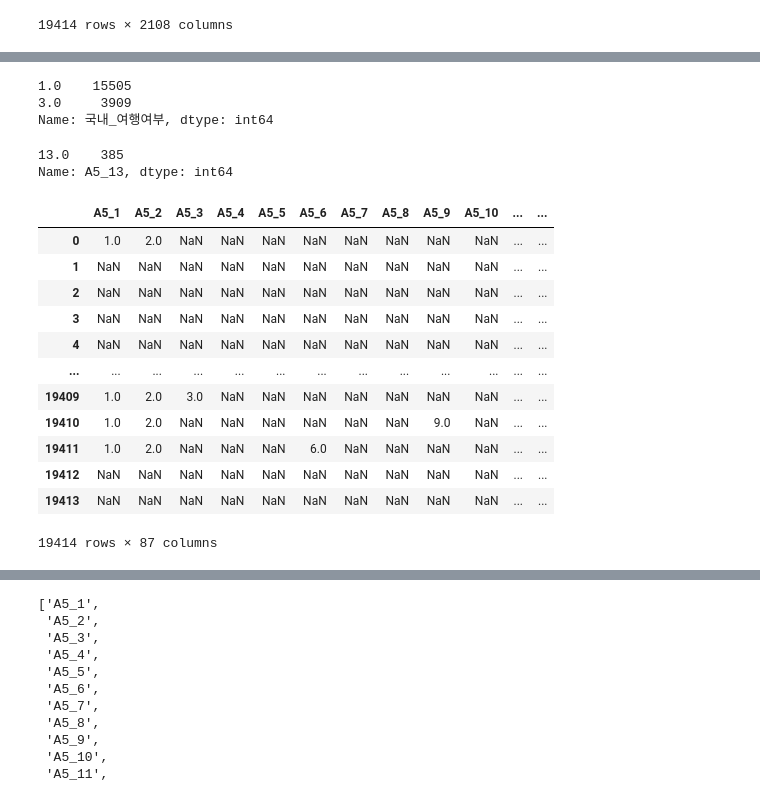
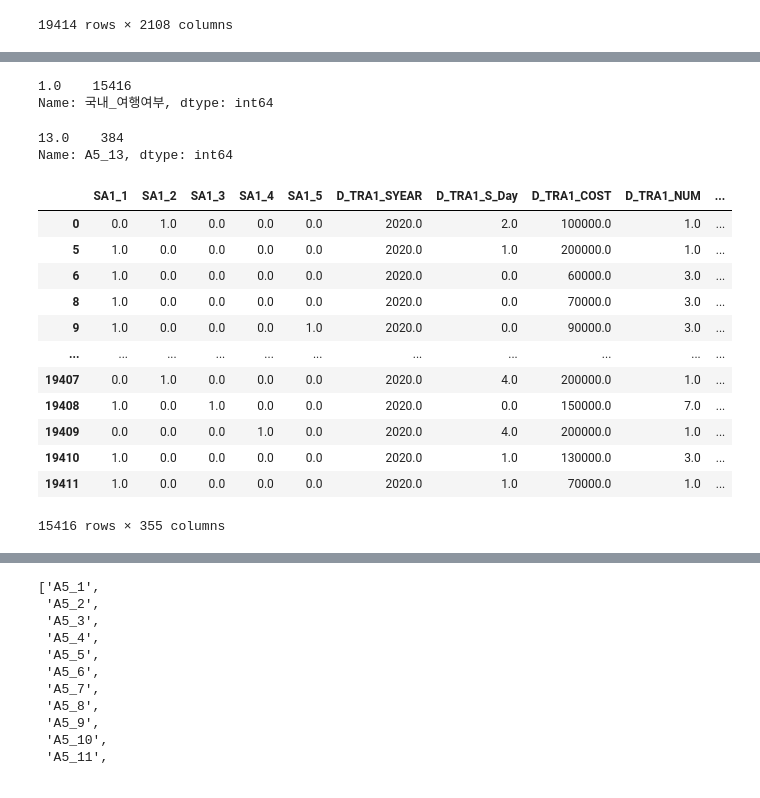
Before and after one commit to syshin0116/Dacon-Basic-Chuseok-Gift-Demand-Prediction-AI-Competition, a Jupyter notebook: tripProject/문화체육관광부/2020전처리작업.ipynb, the cells around one changed output, grey strips where cells are left out. Cells and saved outputs as stored; diff of their text form; code cells hidden in the pictures.

```diff
--- a/tripProject/문화체육관광부/2020전처리작업.ipynb
+++ b/tripProject/문화체육관광부/2020전처리작업.ipynb
@@ -37,5 +37,5 @@ font_name = fm.FontProperties(fname=font_location).get_name()
 rc('font', family=font_name)
 import scipy.io as spio
 # %%
-# import pyreadstat
-# df, meta = pyreadstat.read_sav('C:/Users/hi/Desktop/승엽/Himedia_project/travelProject/문화체육관광부/2020 국내여행/(원자료) 2020년 국민여행조사_국내여행.sav')
+import pyreadstat
+df, meta = pyreadstat.read_sav('C:/Users/hi/Desktop/승엽/(원자료) 2020년 국민여행조사_국내여행.sav')
@@ -122,3 +95,6 @@ Name: D_TRA1_4_SYEAR, dtype: float64
+# %%
+## 관광/휴양 이 포함되지 않는 row 제거
+df = df[(df['SA1_1']!=0) | (df['SA1_2']!=0.0) | (df['SA1_4']!=0)]
 # %%
 df[['SA1_1', 'SA1_2', 'SA1_3', 'SA1_4', 'SA1_5']].value_counts()
 # %% [output]
@@ -140,2 +116,6 @@ SA1_1  SA1_2  SA1_3  SA1_4  SA1_5
 5.0    0.0    0.0    0.0    0.0          1
 dtype: int64
+# %%
+## 추천도, 재방문의사 보통이상만 추출
+df = df[(df['A12']>=3) & (df['A13']>=3)]
+df
@@ -144,13 +138,12 @@ col=df.columns
 # %%
 df['국내_여행여부'].value_counts()
 # %% [output]
-1.0    15505
-3.0     3909
+1.0    15416
 Name: 국내_여행여부, dtype: int64
 # %%
 df['A5_13'].value_counts()
 # %% [output]
-13.0    385
+13.0    384
 Name: A5_13, dtype: int64
 # %%
 ## 필요컬럼
@@ -697,21 +493,21 @@ columns_list = [
 # %%
 df = df[columns_list]
 # %%
-df.loc[:,'A5_1':]
+df
 # %% [output]
-|  | A5_1 | A5_2 | A5_3 | A5_4 | A5_5 | A5_6 | A5_7 | A5_8 | A5_9 | A5_10 | ... | ... |
-| 0 | 1.0 | 2.0 | NaN | NaN | NaN | NaN | NaN | NaN | NaN | NaN | ... | ... |
-| 1 | NaN | NaN | NaN | NaN | NaN | NaN | NaN | NaN | NaN | NaN | ... | ... |
-| 2 | NaN | NaN | NaN | NaN | NaN | NaN | NaN | NaN | NaN | NaN | ... | ... |
-| 3 | NaN | NaN | NaN | NaN | NaN | NaN | NaN | NaN | NaN | NaN | ... | ... |
-| 4 | NaN | NaN | NaN | NaN | NaN | NaN | NaN | NaN | NaN | NaN | ... | ... |
-| ... | ... | ... | ... | ... | ... | ... | ... | ... | ... | ... | ... | ... |
-| 19409 | 1.0 | 2.0 | 3.0 | NaN | NaN | NaN | NaN | NaN | NaN | NaN | ... | ... |
-| 19410 | 1.0 | 2.0 | NaN | NaN | NaN | NaN | NaN | NaN | 9.0 | NaN | ... | ... |
-| 19411 | 1.0 | 2.0 | NaN | NaN | NaN | 6.0 | NaN | NaN | NaN | NaN | ... | ... |
-| 19412 | NaN | NaN | NaN | NaN | NaN | NaN | NaN | NaN | NaN | NaN | ... | ... |
-| 19413 | NaN | NaN | NaN | NaN | NaN | NaN | NaN | NaN | NaN | NaN | ... | ... |
+|  | SA1_1 | SA1_2 | SA1_3 | SA1_4 | SA1_5 | D_TRA1_SYEAR | D_TRA1_S_Day | D_TRA1_COST | D_TRA1_NUM | ... |
+| 0 | 0.0 | 1.0 | 0.0 | 0.0 | 0.0 | 2020.0 | 2.0 | 100000.0 | 1.0 | ... |
+| 5 | 1.0 | 0.0 | 0.0 | 0.0 | 0.0 | 2020.0 | 1.0 | 200000.0 | 1.0 | ... |
+| 6 | 1.0 | 0.0 | 0.0 | 0.0 | 0.0 | 2020.0 | 0.0 | 60000.0 | 3.0 | ... |
+| 8 | 1.0 | 0.0 | 0.0 | 0.0 | 0.0 | 2020.0 | 0.0 | 70000.0 | 3.0 | ... |
+| 9 | 1.0 | 0.0 | 0.0 | 0.0 | 1.0 | 2020.0 | 0.0 | 90000.0 | 3.0 | ... |
+| ... | ... | ... | ... | ... | ... | ... | ... | ... | ... | ... |
+| 19407 | 0.0 | 1.0 | 0.0 | 0.0 | 0.0 | 2020.0 | 4.0 | 200000.0 | 1.0 | ... |
+| 19408 | 1.0 | 0.0 | 1.0 | 0.0 | 0.0 | 2020.0 | 0.0 | 150000.0 | 7.0 | ... |
+| 19409 | 0.0 | 0.0 | 0.0 | 1.0 | 0.0 | 2020.0 | 4.0 | 200000.0 | 1.0 | ... |
+| 19410 | 1.0 | 0.0 | 0.0 | 0.0 | 0.0 | 2020.0 | 1.0 | 130000.0 | 3.0 | ... |
+| 19411 | 1.0 | 0.0 | 0.0 | 0.0 | 0.0 | 2020.0 | 1.0 | 70000.0 | 1.0 | ... |
-19414 rows × 87 columns
+15416 rows × 355 columns
 # %%
 len(columns_list)
 # %% [output]
```
Also changed, not shown: parts of 53 cells of this notebook, 1 other file.
